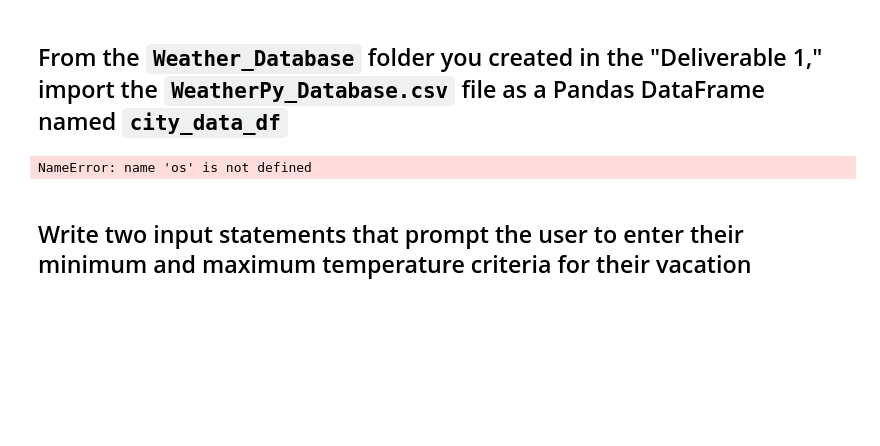
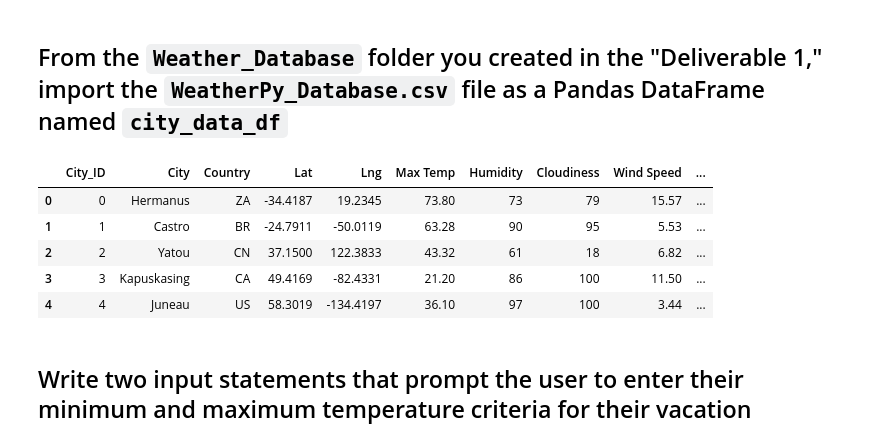
Before and after one commit to seemab71/World_Weather_Analysis, a Jupyter notebook: Vacation_Search/Vacation_Search.ipynb, the cells around one changed output. Drawn from its saved outputs; the diff is of its cells as text; code cells hidden in the pictures; blank space fills up the shorter version.

```diff
--- a/Vacation_Search/Vacation_Search.ipynb
+++ b/Vacation_Search/Vacation_Search.ipynb
@@ -62,15 +60,20 @@ ModuleNotFoundError: No module named 'gmaps'
 ## From the `Weather_Database` folder you created in the "Deliverable 1," import the `WeatherPy_Database.csv` file as a Pandas DataFrame named `city_data_df`
 # %%
 # Set the file path to import the WeatherPy_database.csv file
-file_path = os.path.join("..", "Weather_database", "WeatherPy_Database.csv")
+file_path = os.path.join("..", "WeatherPy_database.csv")
 
 # Import the WeatherPy_database.csv file.
 city_data_df = pd.read_csv(file_path)
 
 # Display sample data
 city_data_df.head()
 # %% [output]
-NameError: name 'os' is not defined
+|  | City_ID | City | Country | Lat | Lng | Max Temp | Humidity | Cloudiness | Wind Speed | ... |
+| 0 | 0 | Hermanus | ZA | -34.4187 | 19.2345 | 73.80 | 73 | 79 | 15.57 | ... |
+| 1 | 1 | Castro | BR | -24.7911 | -50.0119 | 63.28 | 90 | 95 | 5.53 | ... |
+| 2 | 2 | Yatou | CN | 37.1500 | 122.3833 | 43.32 | 61 | 18 | 6.82 | ... |
+| 3 | 3 | Kapuskasing | CA | 49.4169 | -82.4331 | 21.20 | 86 | 100 | 11.50 | ... |
+| 4 | 4 | Juneau | US | 58.3019 | -134.4197 | 36.10 | 97 | 100 | 3.44 | ... |
 # %% [markdown]
 ## Write two input statements that prompt the user to enter their minimum and maximum temperature criteria for their vacation
 # %%
```
Also changed, not shown: parts of 13 cells of this notebook.
